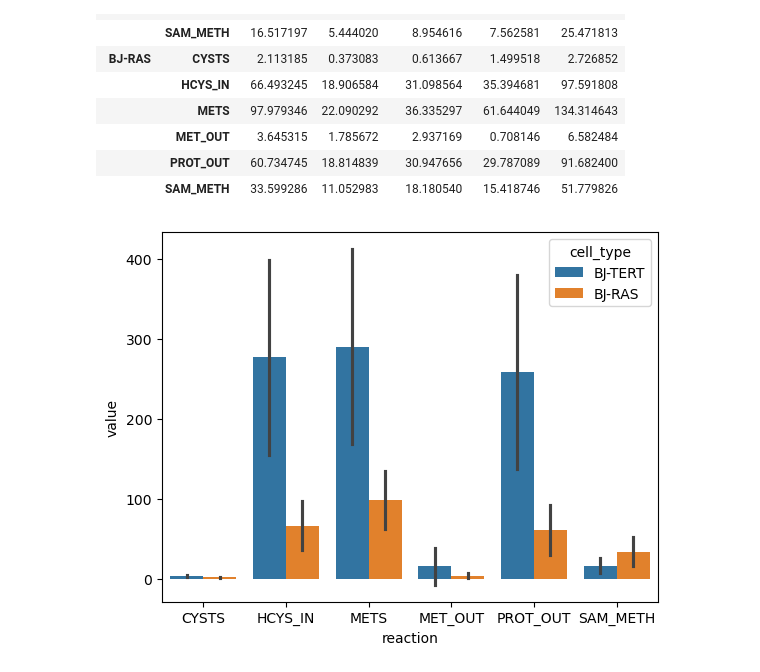
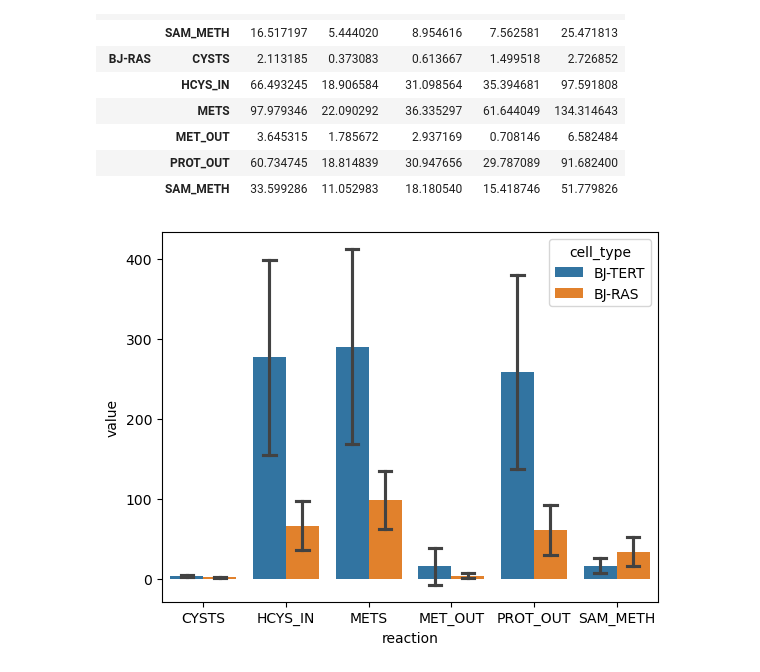
Before and after one commit to Nilsson-Lab-KI/met-hcys-flux, a Jupyter notebook: 04_hcys_flux_analysis.ipynb, the cells around one changed output. Saved outputs shown, nothing was run; the diff lists cells and outputs as text; code cells hidden in the pictures.

```diff
--- a/04_hcys_flux_analysis.ipynb
+++ b/04_hcys_flux_analysis.ipynb
@@ -475,9 +475,9 @@ ci_table_for_seaborn = ci_table[['ci_lower', 'ci_upper']].melt(ignore_index=Fals
 # %%
 sns.barplot(
     ci_table_for_seaborn,
     x='reaction', y='value', hue='cell_type',
-    estimator=np.median, errorbar=lambda x: [x.min(), x.max()]
+    estimator=np.median, errorbar=lambda x: [x.min(), x.max()], capsize=0.3
 )
 plt.savefig(plots_path / 'D4-hcys_flux_ci.pdf')
 # %% [output]
-[figure, old version]
+[figure, new version]
```
Also changed, not shown: 2 other files.
